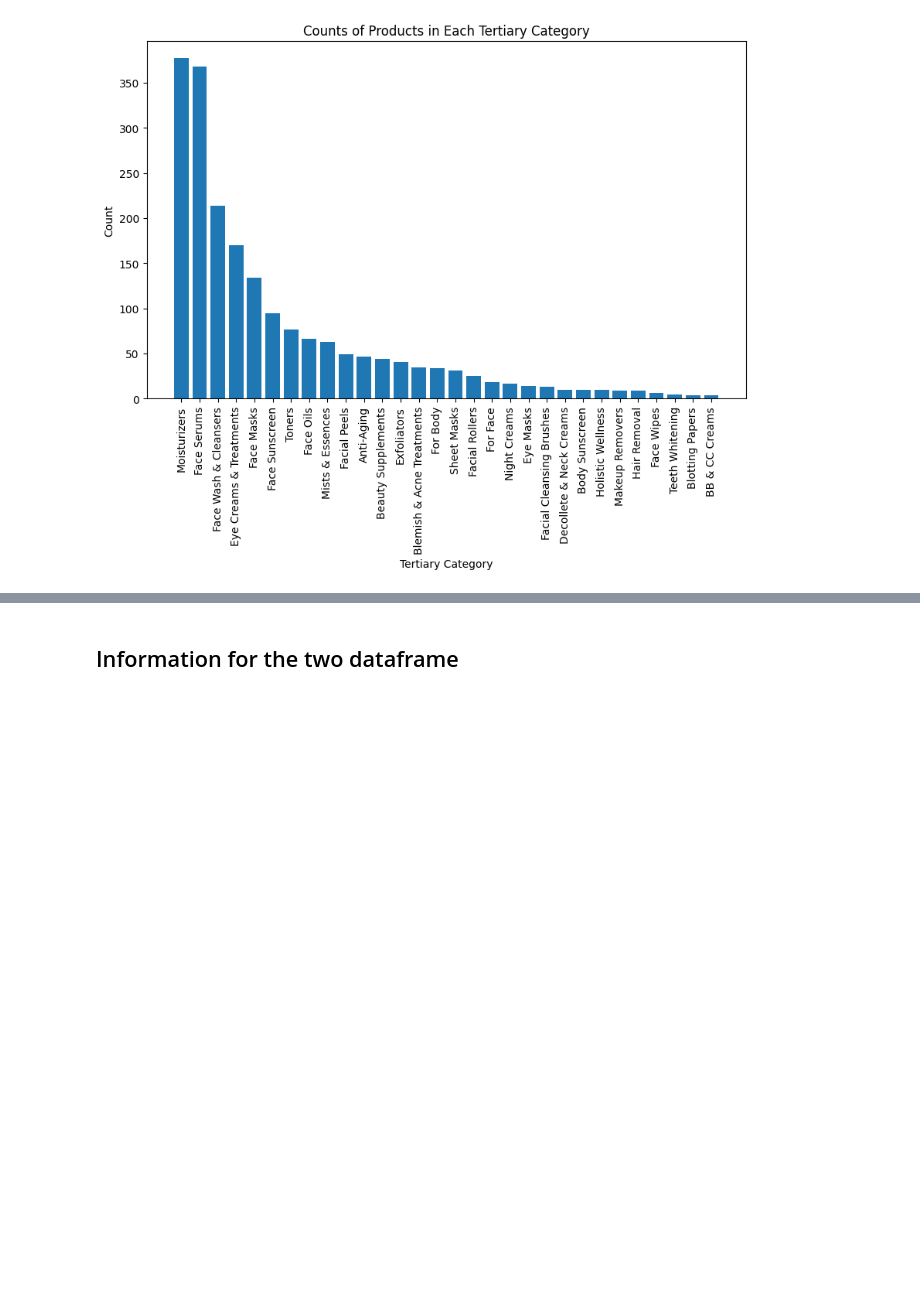
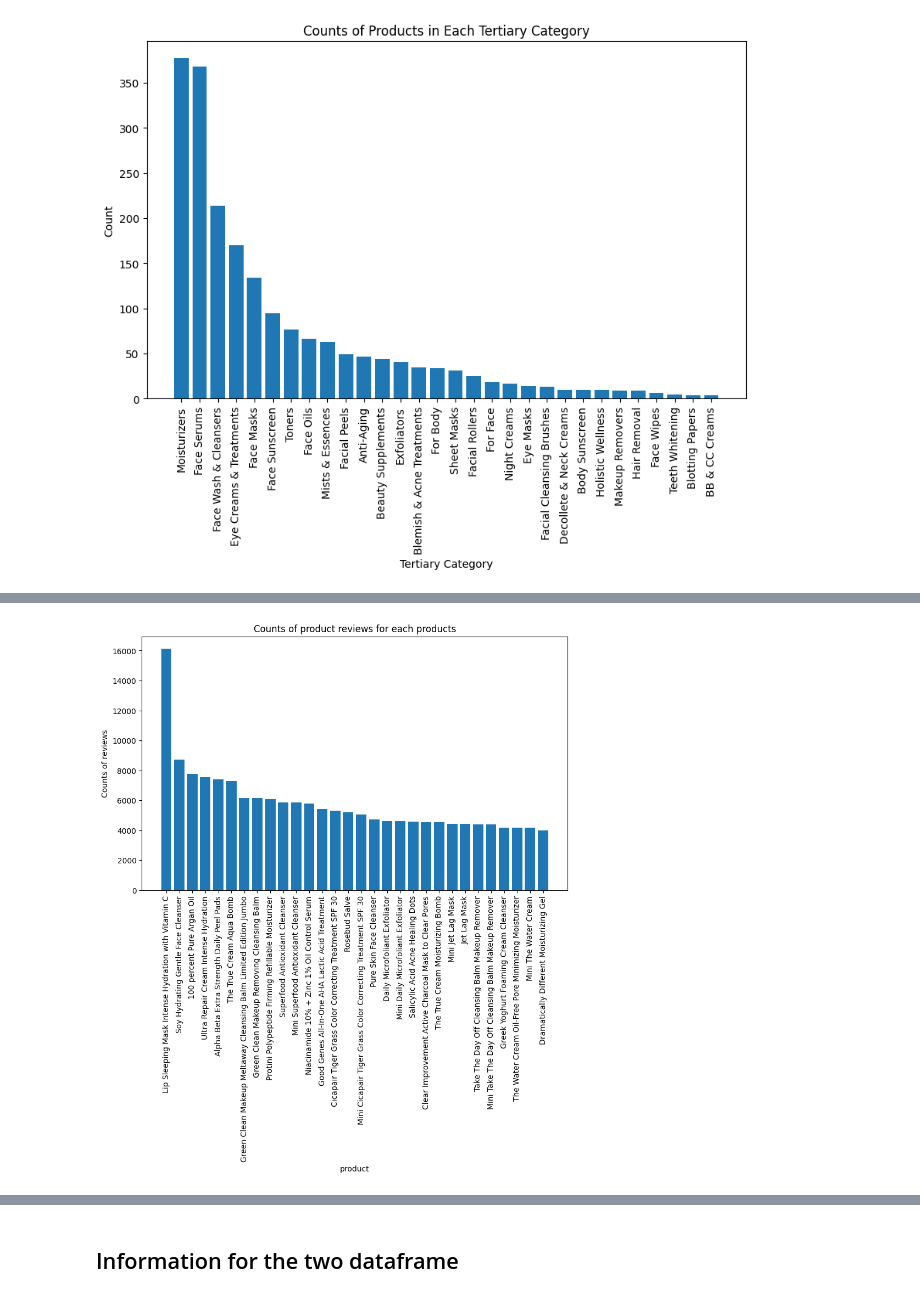
Before and after one commit to jfang07/sephora, a Jupyter notebook: sephora.ipynb, the cells around one changed output, grey strips where cells are left out. Cells and saved outputs as stored; diff of their text form; code cells hidden in the pictures; blank space fills up the shorter version.

```diff
--- a/sephora.ipynb
+++ b/sephora.ipynb
@@ -210,0 +194,7 @@ pandas.core.series.Series
+# %%
+review_products_counts = review_products_counts.reset_index()
+# %%
+new_column_names = {'index': 'product_id', 'product_id': 'counts'}
+review_products_counts = review_products_counts.rename(columns=new_column_names)
+# %%
+merged_products = review_products_counts.merge(filtered_products, on='product_id', how='left')
@@ -210,0 +203,13 @@ pandas.core.series.Series
+# %%
+sorted_products = merged_products.sort_values(by='counts', ascending=False)
+top_30_products = sorted_products.head(30)
+# %%
+plt.figure(figsize=(10, 6))
+plt.bar(top_30_products['product_name'], top_30_products['counts'])
+plt.xlabel('product')
+plt.ylabel('Counts of reviews')
+plt.title('Counts of product reviews for each products')
+plt.xticks(rotation=90)  # Rotate x-axis labels for better readability
+plt.show()
+# %% [output]
+[figure, added]
```
Also changed, not shown: parts of 27 cells of this notebook.
